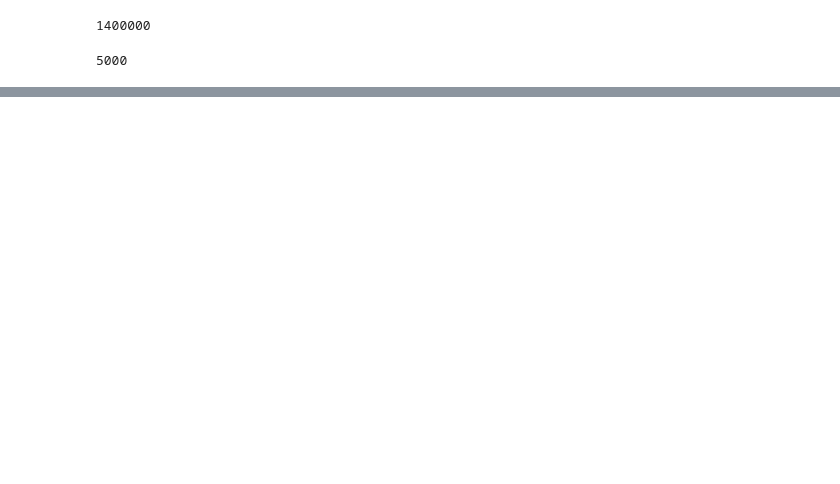
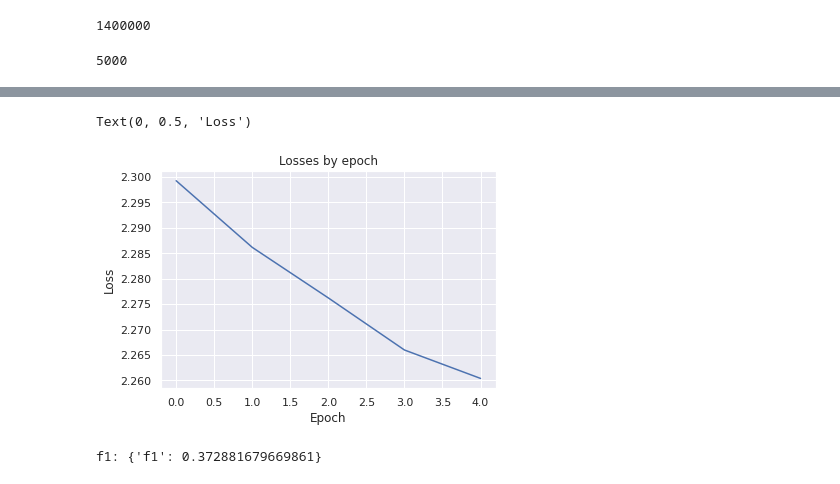
Before and after one commit to alex-mat-s/NLP_ITMO, a Jupyter notebook: ANLP_lab4_Alexandra_Matveeva_J41325c.ipynb, the cells around one changed output, grey strips where cells are left out. Drawn from its saved outputs; the diff is of its cells as text; code cells hidden in the pictures; blank space fills up the shorter version.

```diff
--- a/ANLP_lab4_Alexandra_Matveeva_J41325c.ipynb
+++ b/ANLP_lab4_Alexandra_Matveeva_J41325c.ipynb
@@ -220,0 +550,39 @@ attention_mask: [[[1,1,1,1,1,1,1,1,1,1,...,0,0,0,0,0,0,0,0,0,0],[1,1,1,1,1,0,0,0
+# %%
+LEARNING_RATE = 5e-5
+TRAIN_EPOCH = 5
+BATCH_SIZE = 16
+# %%
+batched_train = DataLoader(tokenized_train_dataset, batch_size = BATCH_SIZE)
+batched_test = DataLoader(tokenized_test_dataset, batch_size = BATCH_SIZE)
+# %%
+# define optimizer, sсheduler
+optimizer = torch.optim.AdamW(classification_model2.parameters(), lr=LEARNING_RATE)
+
+# scheduler
+num_training_steps = TRAIN_EPOCH * len(batched_train)
+lr_scheduler = get_scheduler(
+    name="linear", optimizer=optimizer, num_warmup_steps=0, num_training_steps=num_training_steps
+)
+# %%
+classification_model2.to(device)
+
+classification_model2.train()
+
+epoch_losses = []
+
+for epoch in range(TRAIN_EPOCH):
+    losses = []
+
+    for batch in tqdm(batched_train):
+        batch = {k: v.to(device) for k, v in batch.items()}
+        outputs = classification_model2(**batch)
+        loss = outputs.loss
+        losses.append(loss)
+        loss.backward()
+
+        optimizer.step()
+        lr_scheduler.step()
+        optimizer.zero_grad()
+
+    epoch_losses.append(torch.mean(torch.tensor(losses)))
+    print(f"Epoch {epoch}\n Current loss {torch.mean(torch.tensor(losses))}\n")
@@ -220,0 +600,25 @@ attention_mask: [[[1,1,1,1,1,1,1,1,1,1,...,0,0,0,0,0,0,0,0,0,0],[1,1,1,1,1,0,0,0
+# %%
+plt.plot(epoch_losses)
+plt.title('Losses by epoch')
+plt.xlabel('Epoch')
+plt.ylabel('Loss')
+# %% [output]
+Text(0, 0.5, 'Loss')
+[figure, added]
+# %%
+metric = load_metric('f1')
+classification_model2.eval()
+
+for batch in tqdm(batched_train):
+    batch = {k: v.to(device) for k, v in batch.items()}
+    with torch.no_grad():
+        outputs = classification_model2(**batch)
+
+    logits = outputs.logits
+    predictions = torch.argmax(logits, dim=-1)
+    metric.add_batch(predictions=predictions, references=batch["labels"])
+
+f1_metric = metric.compute(average='weighted')
+print(f'f1: {f1_metric}')
+# %% [output]
+f1: {'f1': 0.372881679669861}
```
Also changed, not shown: parts of 42 cells of this notebook.
